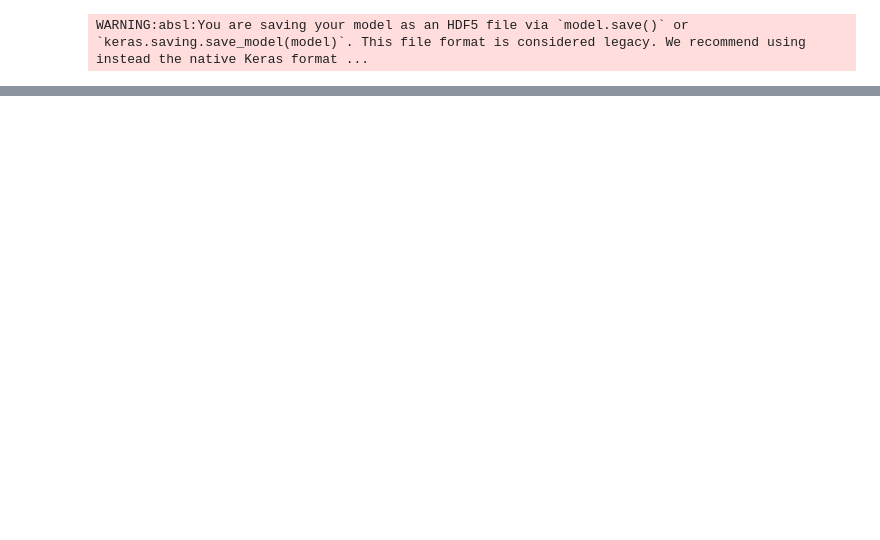
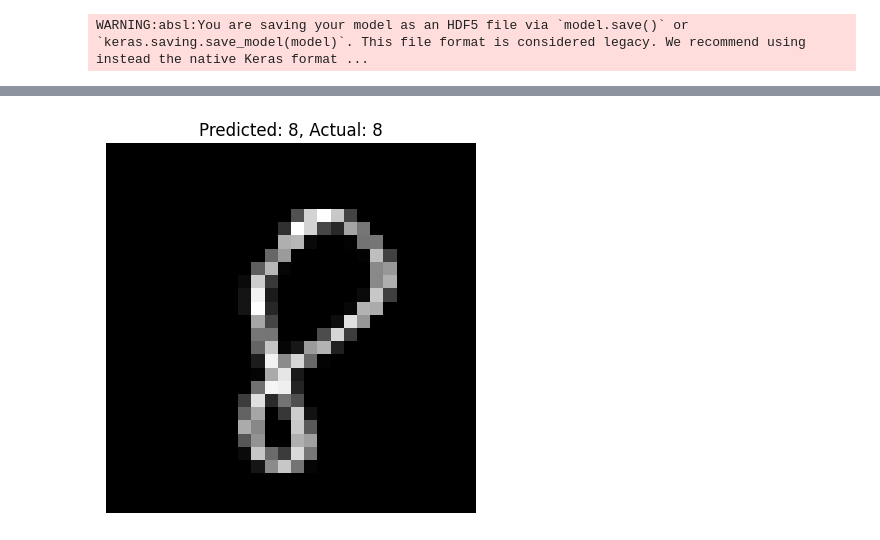
Before and after one commit to S1MPSID/Mnist, a Jupyter notebook: Ann+Cnn.ipynb, the cells around one changed output, grey strips where cells are left out. Drawn from its saved outputs; the diff is of its cells as text; code cells hidden in the pictures; blank space fills up the shorter version.

```diff
--- a/Ann+Cnn.ipynb
+++ b/Ann+Cnn.ipynb
@@ -219,3 +219,16 @@ CNN Test Accuracy: 0.9824000000953674
 cnn_model.save("mnist_cnn_model.h5")
 # %% [output]
 WARNING:absl:You are saving your model as an HDF5 file via `model.save()` or `keras.saving.save_model(model)`. This file format is considered legacy. We recommend using instead the native Keras format ...
+# %%
+import random
+
+index = random.randint(0, len(x_test_cnn) - 1)
+
+prediction = cnn_model.predict(x_test_cnn[index].reshape(1, 28, 28, 1))
+predicted_digit = prediction.argmax()
+
+plt.imshow(x_test[index], cmap="gray")
+plt.title(f"Predicted: {predicted_digit}, Actual: {y_test[index]}")
+plt.axis("off")
+plt.show()
+# %% [output]
@@ -221,0 +236 @@ WARNING:absl:You are saving your model as an HDF5 file via `model.save()` or `ke
+[figure, added]
```
Also changed, not shown: parts of 7 cells of this notebook.
